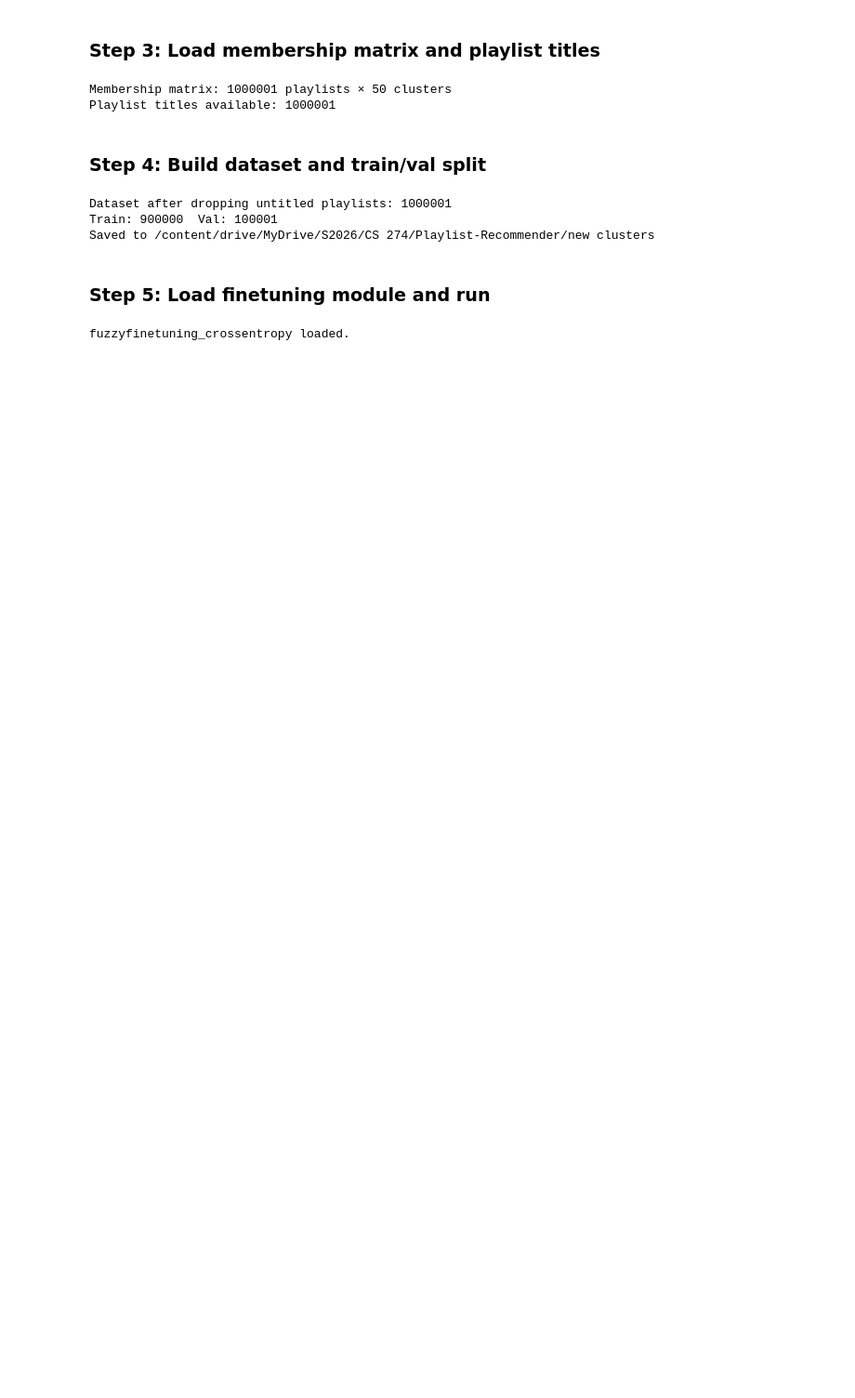
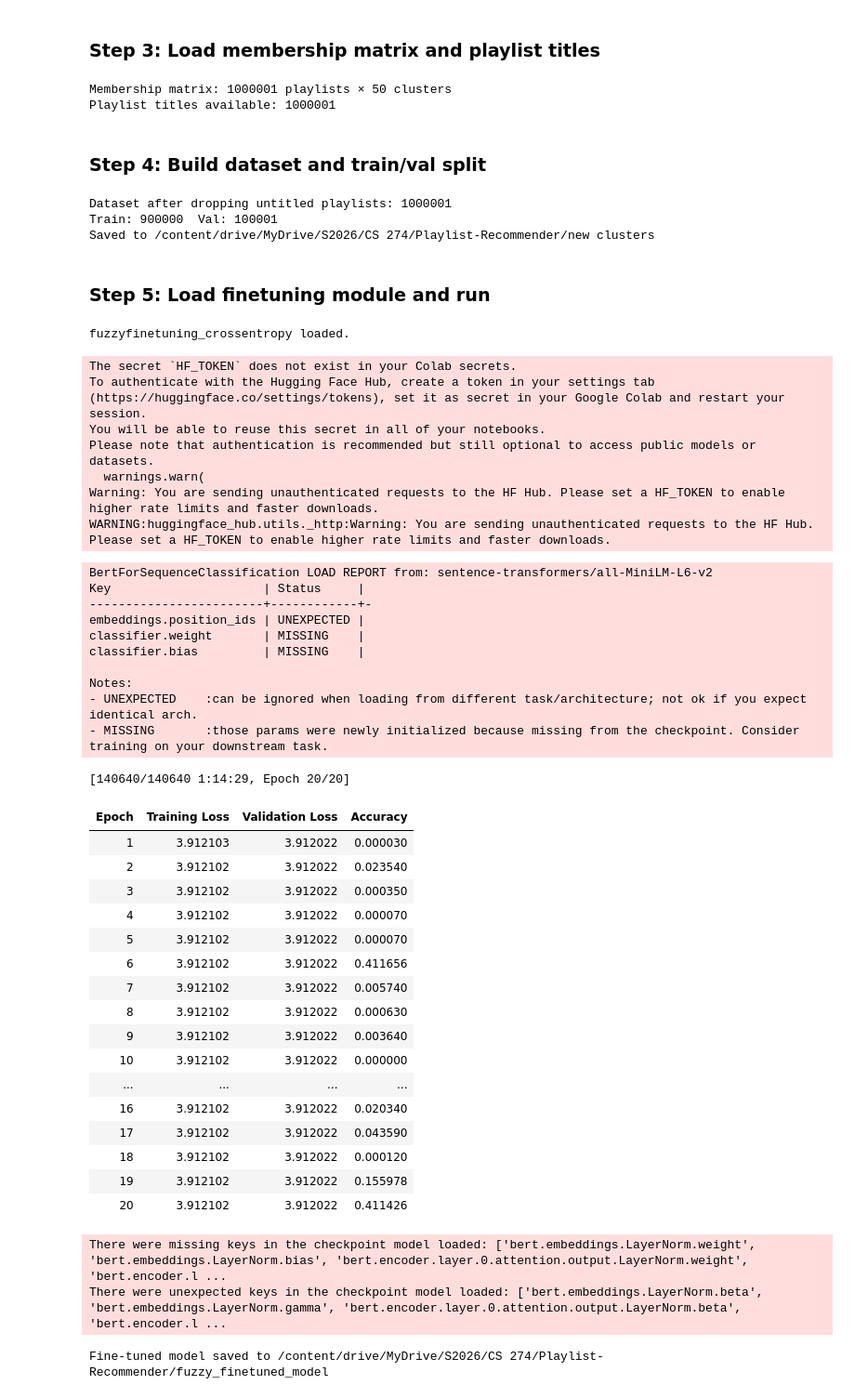
Before and after one commit to siddmohanty111/RecsysUpgrade, a Jupyter notebook: PlaylistRecsysUpgrade/fuzzy_finetuning.ipynb, the cells around one changed output. Shown at 93% size. Cells and saved outputs as stored; diff of their text form; code cells hidden in the pictures; blank space fills up the shorter version.

Commit message:
added finetuned models with and without pruning (fuzzy clustering)

```diff
--- a/PlaylistRecsysUpgrade/fuzzy_finetuning.ipynb
+++ b/PlaylistRecsysUpgrade/fuzzy_finetuning.ipynb
@@ -135,15 +135,53 @@ print("fuzzyfinetuning_crossentropy loaded.")
 # %% [output]
 fuzzyfinetuning_crossentropy loaded.
 # %%
-# prajjwal1/bert-tiny  — 4.4 M params, trains ~10× faster than MiniLM on Colab.
-# Swap to "prajjwal1/bert-mini" or "distilbert-base-uncased" for better quality.
+# Using MiniLM for better quality embeddings
 fuzzy_ft.run(
     train_csv=TRAIN_CSV,
     val_csv=VAL_CSV,
     output_dir=FINETUNED_MODEL_DIR,
-    model_name="prajjwal1/bert-tiny",
+    model_name="sentence-transformers/all-MiniLM-L6-v2",
     batch_size=128,
     epochs=20,
     learning_rate=3e-4,
     warmup_steps=200,
 )
+# %% [output]
+The secret `HF_TOKEN` does not exist in your Colab secrets.
+To authenticate with the Hugging Face Hub, create a token in your settings tab (https://huggingface.co/settings/tokens), set it as secret in your Google Colab and restart your session.
+You will be able to reuse this secret in all of your notebooks.
+Please note that authentication is recommended but still optional to access public models or datasets.
+  warnings.warn(
+Warning: You are sending unauthenticated requests to the HF Hub. Please set a HF_TOKEN to enable higher rate limits and faster downloads.
+WARNING:huggingface_hub.utils._http:Warning: You are sending unauthenticated requests to the HF Hub. Please set a HF_TOKEN to enable higher rate limits and faster downloads.
+BertForSequenceClassification LOAD REPORT from: sentence-transformers/all-MiniLM-L6-v2
+Key                     | Status     |
+------------------------+------------+-
+embeddings.position_ids | UNEXPECTED |
+classifier.weight       | MISSING    |
+classifier.bias         | MISSING    |
+
+Notes:
+- UNEXPECTED    :can be ignored when loading from different task/architecture; not ok if you expect identical arch.
+- MISSING       :those params were newly initialized because missing from the checkpoint. Consider training on your downstream task.
+[140640/140640 1:14:29, Epoch 20/20]
+| Epoch | Training Loss | Validation Loss | Accuracy |
+| 1 | 3.912103 | 3.912022 | 0.000030 |
+| 2 | 3.912102 | 3.912022 | 0.023540 |
+| 3 | 3.912102 | 3.912022 | 0.000350 |
+| 4 | 3.912102 | 3.912022 | 0.000070 |
+| 5 | 3.912102 | 3.912022 | 0.000070 |
+| 6 | 3.912102 | 3.912022 | 0.411656 |
+| 7 | 3.912102 | 3.912022 | 0.005740 |
+| 8 | 3.912102 | 3.912022 | 0.000630 |
+| 9 | 3.912102 | 3.912022 | 0.003640 |
+| 10 | 3.912102 | 3.912022 | 0.000000 |
+| ... | ... | ... | ... |
+| 16 | 3.912102 | 3.912022 | 0.020340 |
+| 17 | 3.912102 | 3.912022 | 0.043590 |
+| 18 | 3.912102 | 3.912022 | 0.000120 |
+| 19 | 3.912102 | 3.912022 | 0.155978 |
+| 20 | 3.912102 | 3.912022 | 0.411426 |
+There were missing keys in the checkpoint model loaded: ['bert.embeddings.LayerNorm.weight', 'bert.embeddings.LayerNorm.bias', 'bert.encoder.layer.0.attention.output.LayerNorm.weight', 'bert.encoder.l ...
+There were unexpected keys in the checkpoint model loaded: ['bert.embeddings.LayerNorm.beta', 'bert.embeddings.LayerNorm.gamma', 'bert.encoder.layer.0.attention.output.LayerNorm.beta', 'bert.encoder.l ...
+Fine-tuned model saved to /content/drive/MyDrive/S2026/CS 274/Playlist-Recommender/fuzzy_finetuned_model
```
Also changed, not shown: parts of 6 cells of this notebook.
